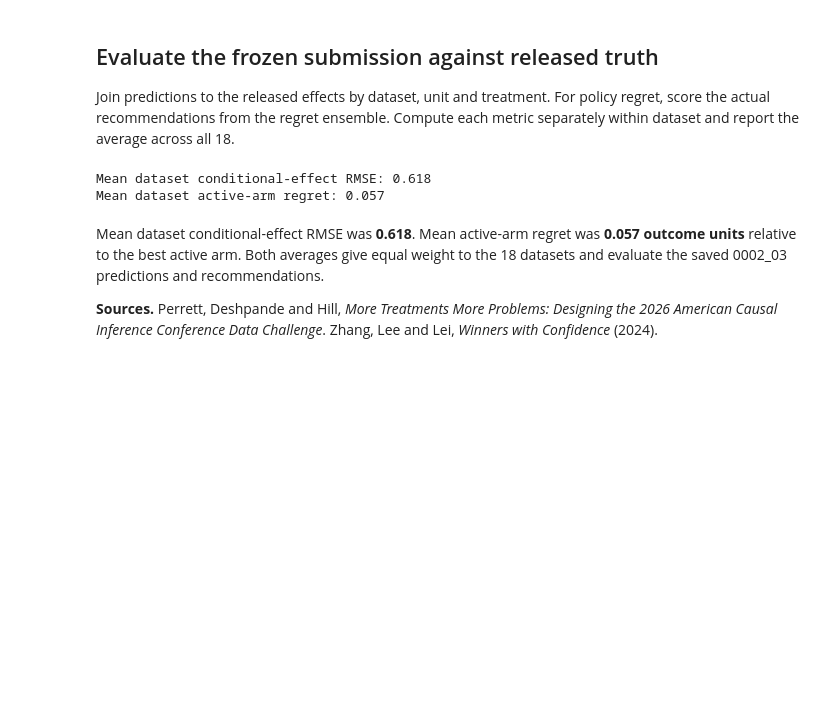
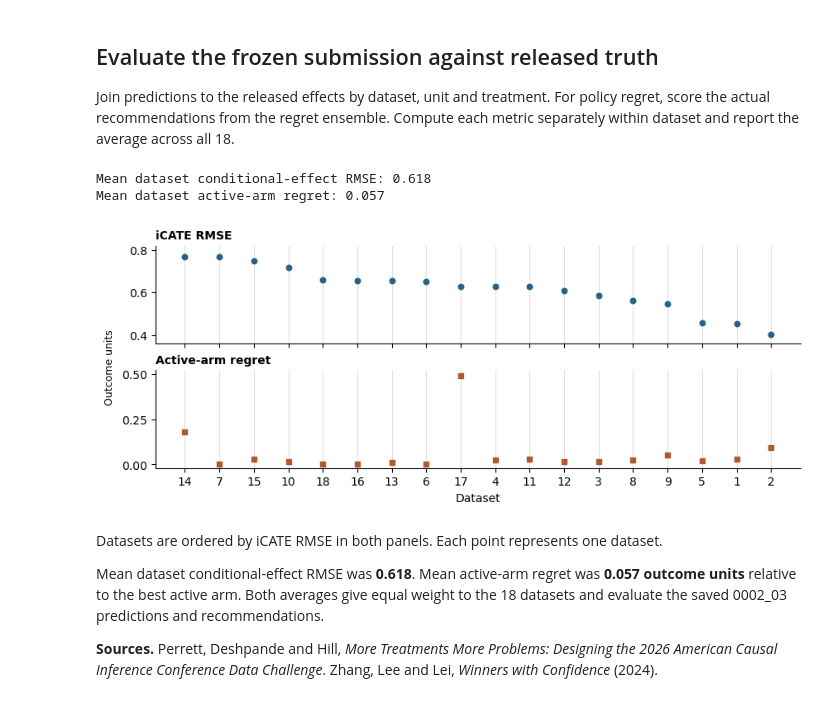
Before and after one commit to YuekaiSun/acic-2026-model-selection, a Jupyter notebook: ACIC_2026_Model_Selection.ipynb, the cells around one changed output. Saved outputs shown, nothing was run; the diff lists cells and outputs as text; code cells hidden in the pictures; blank space fills up the shorter version.

Commit message:
Plot frozen-submission RMSE and regret in aligned panels

```diff
--- a/ACIC_2026_Model_Selection.ipynb
+++ b/ACIC_2026_Model_Selection.ipynb
@@ -445,14 +445,6 @@ rankings = pd.read_csv(DATA / "rankings.csv")
 first_two = rankings.query("dataset == 1 and rank <= 2")
 print(first_two[["loss", "rank", "learner", "mean_loss"]].to_string(index=False))
 print(f"Recorded dataset 1 ensembles: {sizes.loc[1, 'PEHE']} for error, {sizes.loc[1, 'Regret']} for regret")
-fig, ax = plt.subplots(figsize=(8.5, 2.8), layout="constrained")
-ax.vlines(sizes.index, sizes.PEHE, sizes.Regret, color="0.7", lw=1)
-ax.scatter(sizes.index, sizes.PEHE, color="#813345", label="Squared effect error", zorder=2)
-ax.scatter(sizes.index, sizes.Regret, facecolor="white", edgecolor="#334958", label="Active-arm regret", zorder=2)
-ax.set(xlabel="Dataset", ylabel="Selected learners", xticks=sizes.index)
-ax.spines[["top", "right"]].set_visible(False)
-ax.legend(frameon=False, ncol=2, loc="lower left", bbox_to_anchor=(0, 1))
-plt.show()
 # %% [output]
   loss  rank        learner  mean_loss
   pehe     1 S(LGB_shallow)   0.116900
@@ -488,7 +479,32 @@ print(f"Mean dataset active-arm regret: {regret.mean():.3f}")
 # %% [output]
 Mean dataset conditional-effect RMSE: 0.618
 Mean dataset active-arm regret: 0.057
+# %%
+# Use the same dataset order in both panels.
+scores = pd.DataFrame({"iCATE RMSE": rmse, "Active-arm regret": regret})
+scores = scores.sort_values("iCATE RMSE", ascending=False)
+positions = np.arange(len(scores))
+fig, axes = plt.subplots(2, 1, sharex=True, figsize=(8.5, 3.4), layout="constrained")
+
+for ax, (label, values), marker, color in zip(
+    axes, scores.items(), ("o", "s"), ("#286287", "#AF592E")
+):
+    ax.scatter(positions, values, marker=marker, color=color, s=22, zorder=3)
+    ax.set_title(label, loc="left", fontsize=10, weight="semibold")
+    ax.grid(axis="x", color="0.88")
+    ax.spines[["top", "right"]].set_visible(False)
+
+axes[0].set(ylim=(0.36, 0.82), yticks=[0.4, 0.6, 0.8])
+axes[1].set(ylim=(-0.02, 0.52), yticks=[0, 0.25, 0.50])
+axes[1].set(xticks=positions, xticklabels=scores.index, xlabel="Dataset")
+fig.supylabel("Outcome units", fontsize=9)
+plt.show()
+# %% [output]
+[figure, added]
 # %% [markdown]
+Datasets are ordered by iCATE RMSE in both panels.
+Each point represents one dataset.
+
 Mean dataset conditional-effect RMSE was **0.618**.
 Mean active-arm regret was **0.057 outcome units** relative to the best active arm.
 Both averages give equal weight to the 18 datasets and evaluate the saved 0002_03 predictions and recommendations.
```
Also changed, not shown: parts of 1 cell of this notebook.
